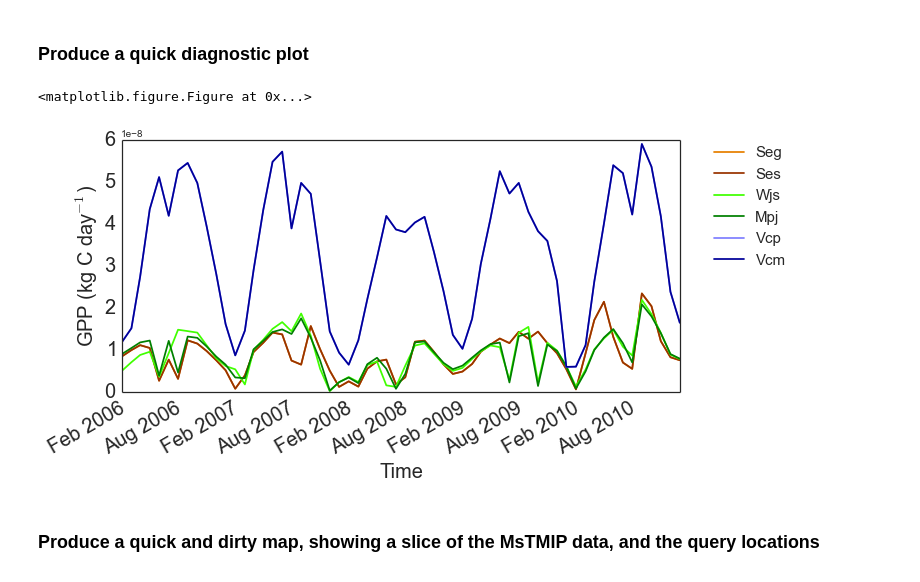
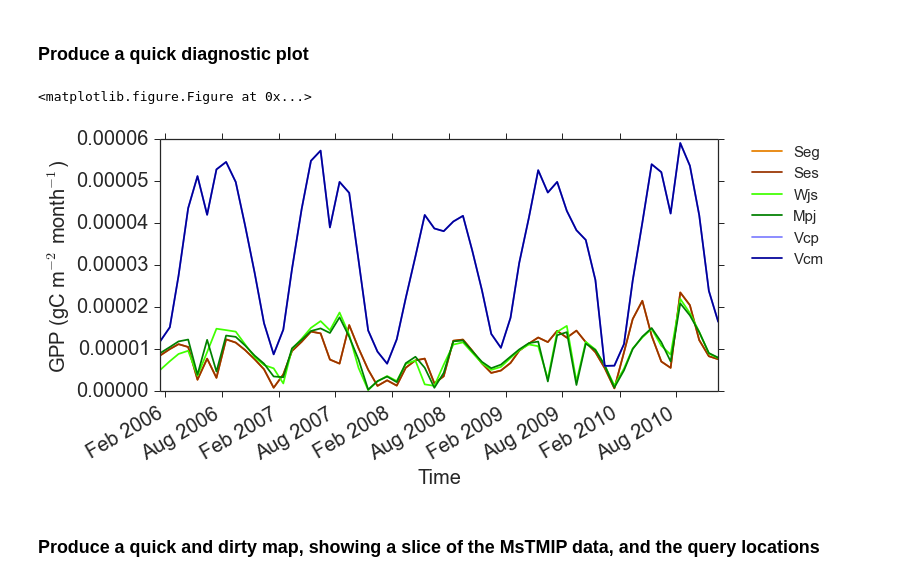
Before and after one commit to djkrofch/edulis, a Jupyter notebook: iPython_Notebooks/MsTMIP_Data_Prep .ipynb, the cells around one changed output. Saved outputs shown, nothing was run; the diff lists cells and outputs as text; code cells hidden in the pictures.

Commit message:
Small edit to example plot ticks for clarity

```diff
--- a/iPython_Notebooks/MsTMIP_Data_Prep .ipynb
+++ b/iPython_Notebooks/MsTMIP_Data_Prep .ipynb
@@ -237,37 +237,37 @@ mcolour=[0.0, 0.0, 0.6];
 siteColors = [gcolour, scolour, jcolour, pjcolour, pcolour, mcolour]
 
 data = pd.DataFrame(outputDict)
 data.index = pd.to_datetime(data.Date)
 sites = unique(data.Site)
 NMEG = sites[[17,18,29,8,27,26]]
 
-sns.set_style('white')
+sns.set_style('ticks')
 sns.despine()
 
 fig, (ax1) = plt.subplots(1,1, figsize = (10,5))
 axs = fig.axes
 
 idx = 0
 for site in NMEG:
     toPlot = data[data.Site == site]
+    toPlot.Data = toPlot.Data * 1000 # convert kg to g
     toPlot.plot(ax = ax1, y = 'Data', label = site, color = siteColors[idx])
     ax1.grid(False)
 
     ax1.set_xlabel('Time', fontsize = 20)
-    ax1.set_ylabel('GPP (kg C day$^{-1}$)', fontsize = 20)
+    ax1.set_ylabel('GPP (gC m$^{-2}$ month$^{-1}$)', fontsize = 20)
     ax1.xaxis.set_tick_params(labelsize=20)
     ax1.yaxis.set_tick_params(labelsize=20)
-
     idx = idx + 1
 
 lgd = ax1.legend(['Seg','Ses','Wjs','Mpj','Vcp','Vcm'], fontsize = 15,
        bbox_to_anchor=(1.05, 1), loc=2, borderaxespad=0.)
 
 
 fig.savefig('MsTMIP_CLM4_GPP.tiff', bbox_extra_artists=(lgd,), bbox_inches='tight')
 # %% [output]
 <matplotlib.figure.Figure at 0x...>
-[figure, old version]
+[figure, new version]
 # %% [markdown]
 <h3>
 Produce a quick and dirty map, showing a slice of the MsTMIP data, and the query locations
```
